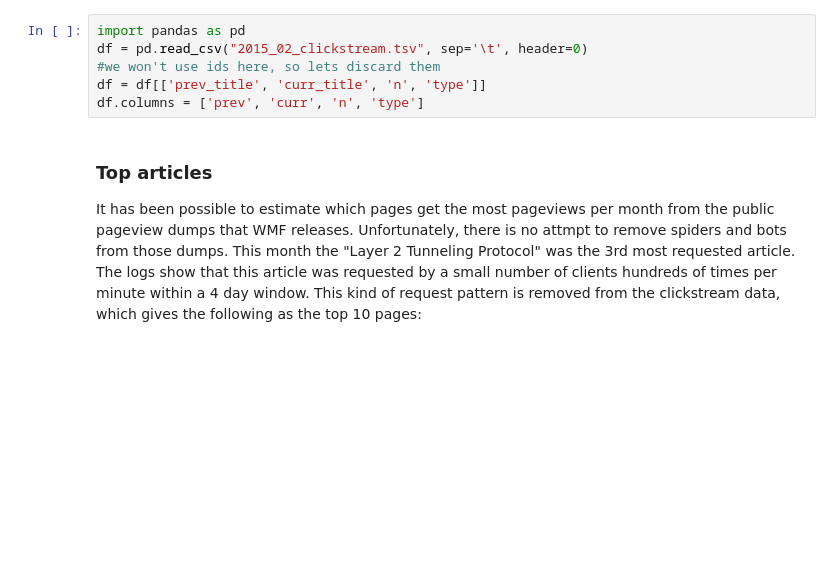
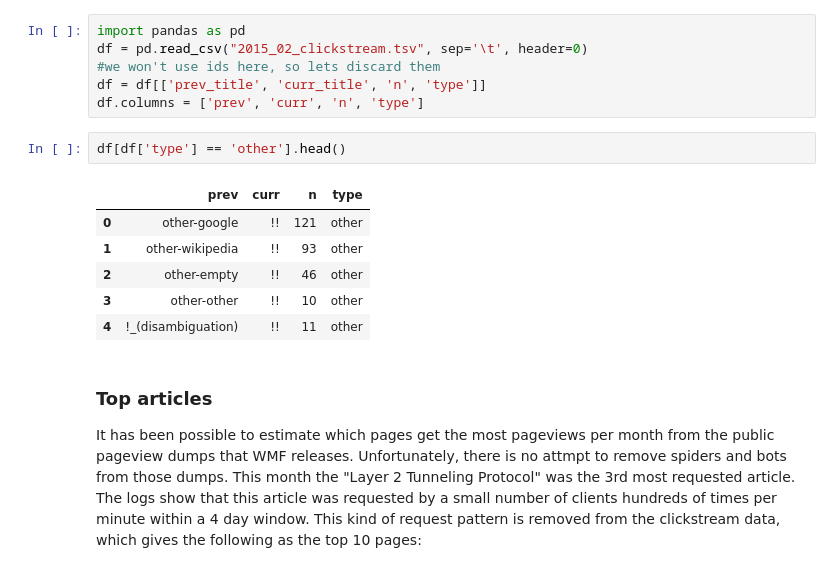
Before and after one commit to ewulczyn/wiki-misc, a Jupyter notebook: clickstream/ipython/Wikipedia Clickstream - Getting Started-Extended.ipynb, the cells around one changed output. Saved outputs shown, nothing was run; the diff lists cells and outputs as text; blank space fills up the shorter version.

```diff
--- a/clickstream/ipython/Wikipedia Clickstream - Getting Started-Extended.ipynb
+++ b/clickstream/ipython/Wikipedia Clickstream - Getting Started-Extended.ipynb
@@ -63,6 +63,15 @@ df = pd.read_csv("2015_02_clickstream.tsv", sep='\t', header=0)
 #we won't use ids here, so lets discard them
 df = df[['prev_title', 'curr_title', 'n', 'type']]
 df.columns = ['prev', 'curr', 'n', 'type']
+# %%
+df[df['type'] == 'other'].head()
+# %% [output]
+|  | prev | curr | n | type |
+| 0 | other-google | !! | 121 | other |
+| 1 | other-wikipedia | !! | 93 | other |
+| 2 | other-empty | !! | 46 | other |
+| 3 | other-other | !! | 10 | other |
+| 4 | !_(disambiguation) | !! | 11 | other |
 # %% [markdown]
 ### Top articles
 It has been possible to estimate which pages get the most pageviews per month from the public pageview dumps that WMF releases. Unfortunately, there is no attmpt to remove spiders and bots from those dumps. This month the "Layer 2 Tunneling Protocol" was the 3rd most requested article. The logs show that this article was requested by a small number of clients hundreds of times per minute within a 4 day window. This kind of request pattern is removed from the clickstream data, which gives the following as the top 10 pages:
```
Also changed, not shown: parts of 1 cell of this notebook, 25 other files.
